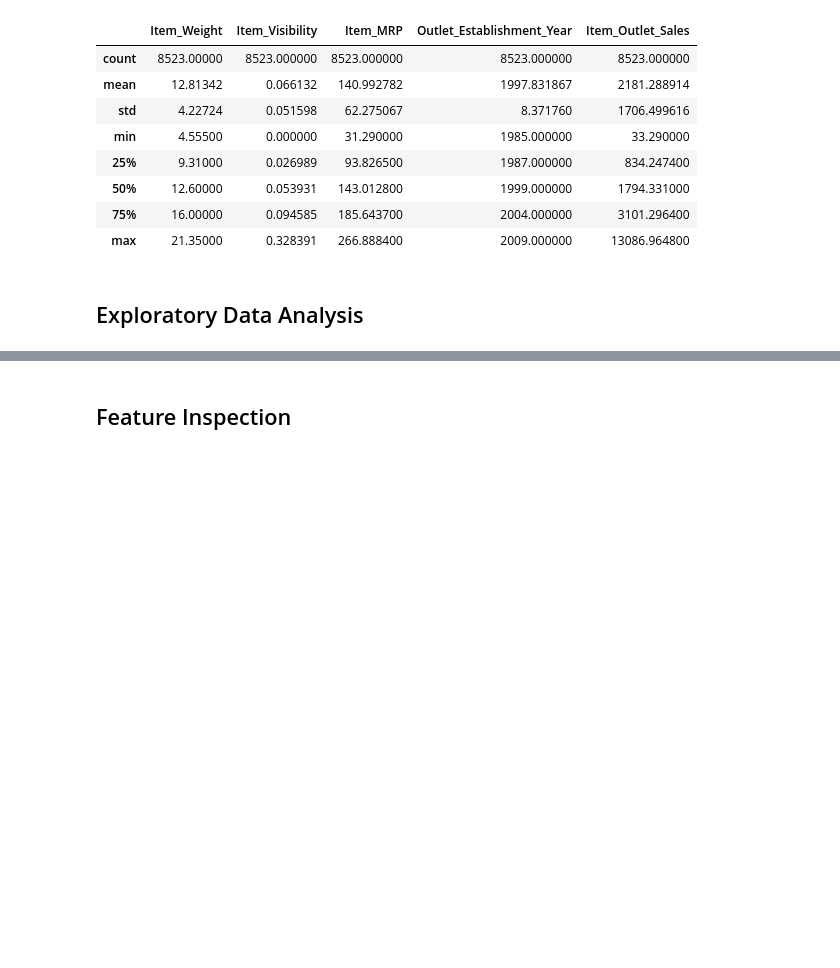
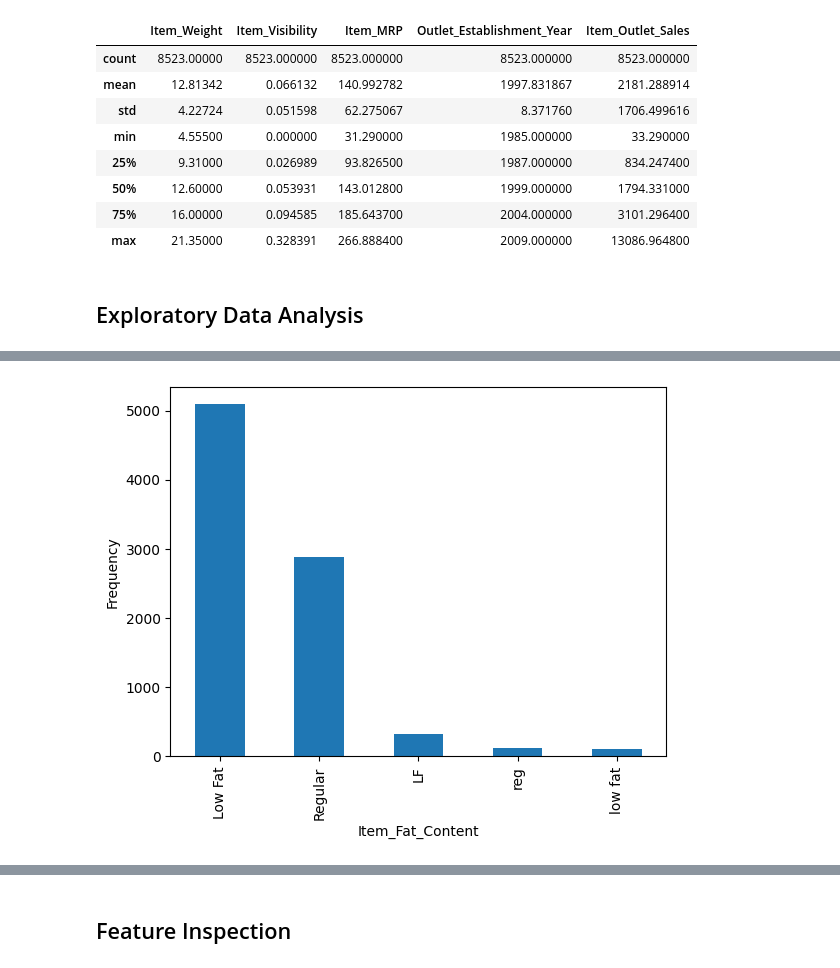
Before and after one commit to Yaman-Shadid/Prediction-of-Product-Sales, a Jupyter notebook: Prediction_of_Product_Sales.ipynb, the cells around one changed output, grey strips where cells are left out. Cells and saved outputs as stored; diff of their text form; code cells hidden in the pictures; blank space fills up the shorter version.

```diff
--- a/Prediction_of_Product_Sales.ipynb
+++ b/Prediction_of_Product_Sales.ipynb
@@ -356,0 +450,7 @@ df.describe()
+# %%
+# Plot value counts as a bar graph
+ax = val_counts_Fat_Content.plot(kind='bar')
+ax.set_ylabel("Frequency");
+ax.set_xlabel("Item_Fat_Content");
+# %% [output]
+[figure, added]
```
Also changed, not shown: parts of 10 cells of this notebook.
